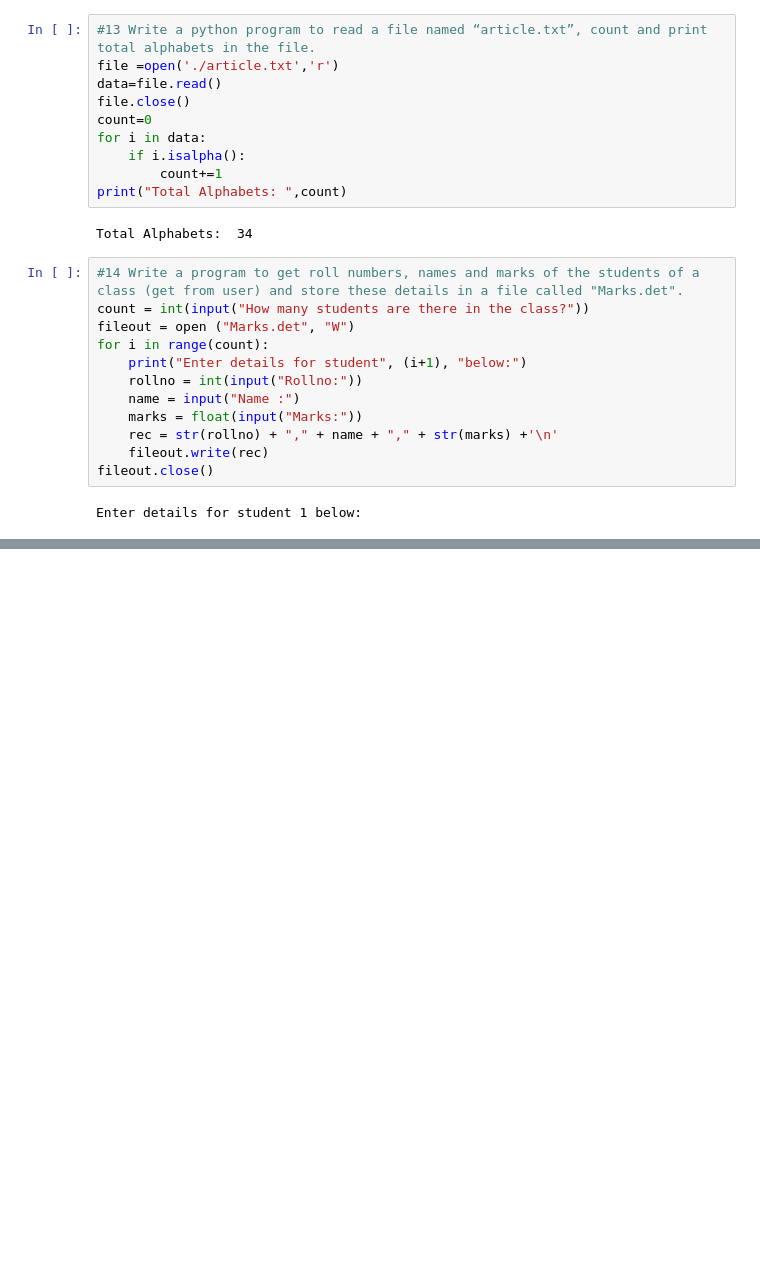
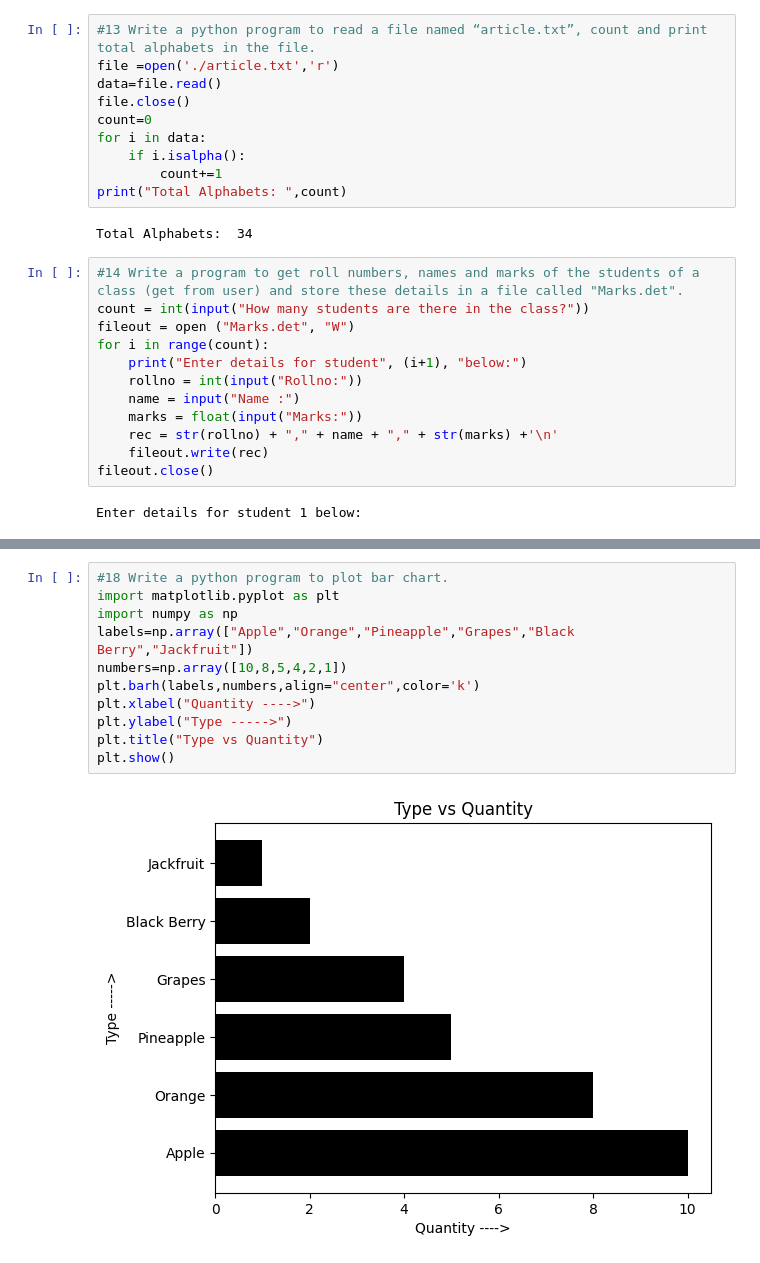
Before and after one commit to SoumadeepChoudhury/Jupyter-Notebook-Special, a Jupyter notebook: PracticalProg.ipynb, the cells around one changed output, grey strips where cells are left out. Cells and saved outputs as stored; diff of their text form; blank space fills up the shorter version.

```diff
--- a/PracticalProg.ipynb
+++ b/PracticalProg.ipynb
@@ -286,0 +327,13 @@ Enter details for student 1 below:
+# %%
+#18 Write a python program to plot bar chart.
+import matplotlib.pyplot as plt
+import numpy as np
+labels=np.array(["Apple","Orange","Pineapple","Grapes","Black Berry","Jackfruit"])
+numbers=np.array([10,8,5,4,2,1])
+plt.barh(labels,numbers,align="center",color='k')
+plt.xlabel("Quantity ---->")
+plt.ylabel("Type ----->")
+plt.title("Type vs Quantity")
+plt.show()
+# %% [output]
+[figure, added]
```
Also changed, not shown: parts of 8 cells of this notebook.
